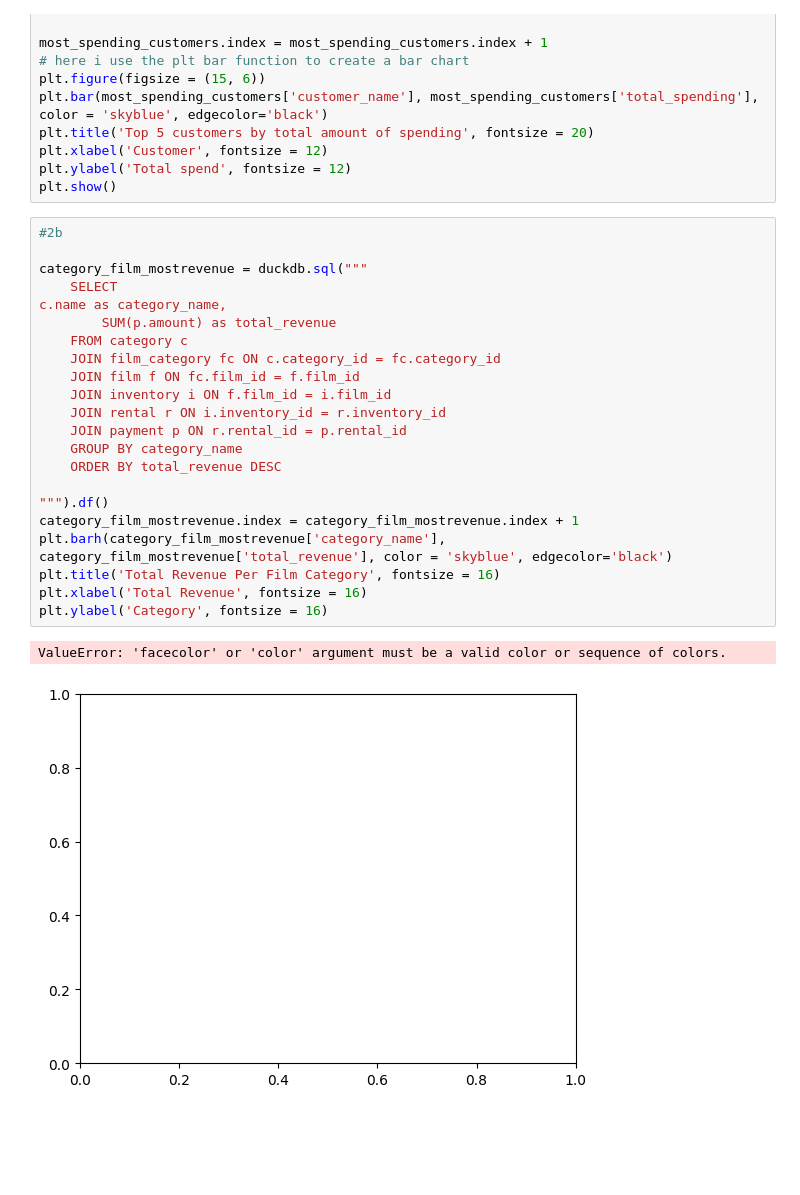
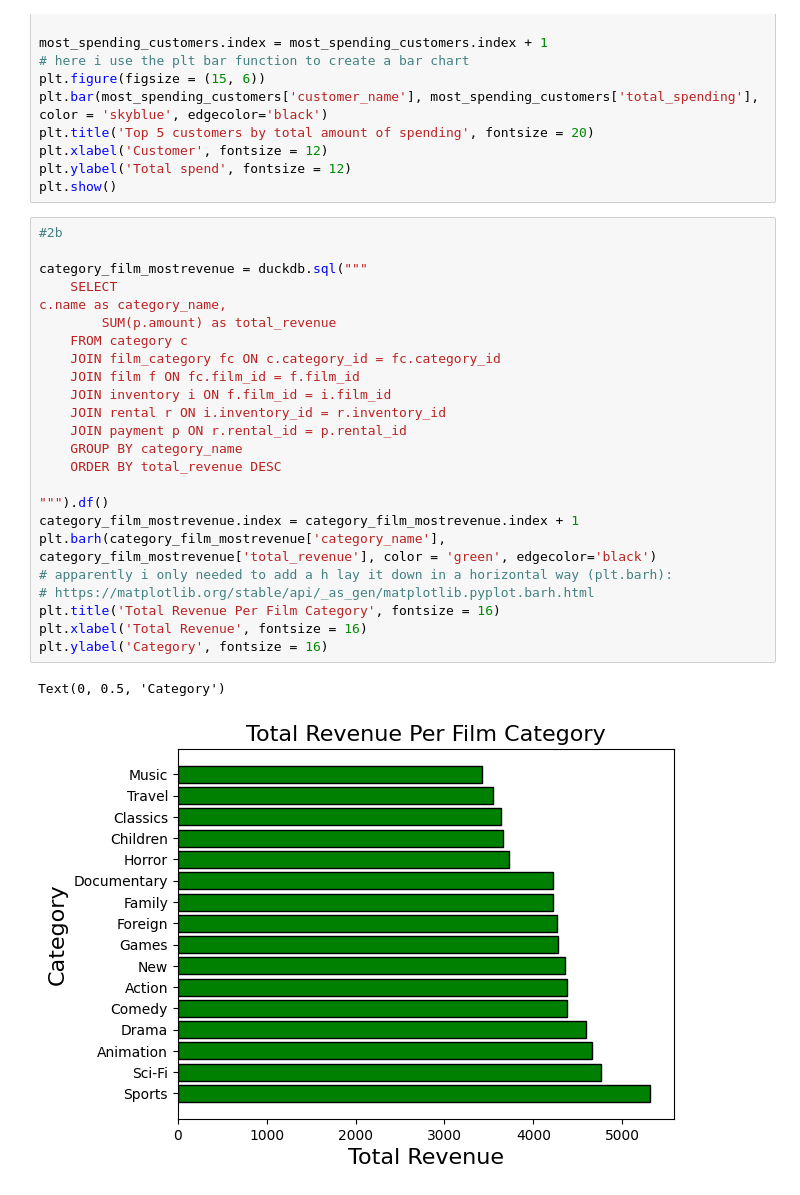
Before and after one commit to andrel1912/Min_sql_lab, a Jupyter notebook: NOTEBOOK/EDA.ipynb, the cells around one changed output. Cells and saved outputs as stored; diff of their text form; blank space fills up the shorter version.

Commit message:
Comments/Color change of bars
Added comments to 2b

And changed the color on the bars to match the revenue theme money moneeeey

```diff
--- a/NOTEBOOK/EDA.ipynb
+++ b/NOTEBOOK/EDA.ipynb
@@ -223,25 +223,27 @@ plt.show()
 # %%
 #2b
 
 category_film_mostrevenue = duckdb.sql("""
     SELECT
 c.name as category_name,
         SUM(p.amount) as total_revenue
     FROM category c
     JOIN film_category fc ON c.category_id = fc.category_id
     JOIN film f ON fc.film_id = f.film_id
     JOIN inventory i ON f.film_id = i.film_id
     JOIN rental r ON i.inventory_id = r.inventory_id
     JOIN payment p ON r.rental_id = p.rental_id
     GROUP BY category_name
     ORDER BY total_revenue DESC
 
 """).df()
 category_film_mostrevenue.index = category_film_mostrevenue.index + 1
-plt.barh(category_film_mostrevenue['category_name'], category_film_mostrevenue['total_revenue'], color = 'skyblue', edgecolor='black')
+plt.barh(category_film_mostrevenue['category_name'], category_film_mostrevenue['total_revenue'], color = 'green', edgecolor='black')
+# apparently i only needed to add a h lay it down in a horizontal way (plt.barh):
+# https://matplotlib.org/stable/api/_as_gen/matplotlib.pyplot.barh.html
 plt.title('Total Revenue Per Film Category', fontsize = 16)
 plt.xlabel('Total Revenue', fontsize = 16)
 plt.ylabel('Category', fontsize = 16)
 # %% [output]
-ValueError: 'facecolor' or 'color' argument must be a valid color or sequence of colors.
+Text(0, 0.5, 'Category')
-[figure, old version]
+[figure, new version]
```
